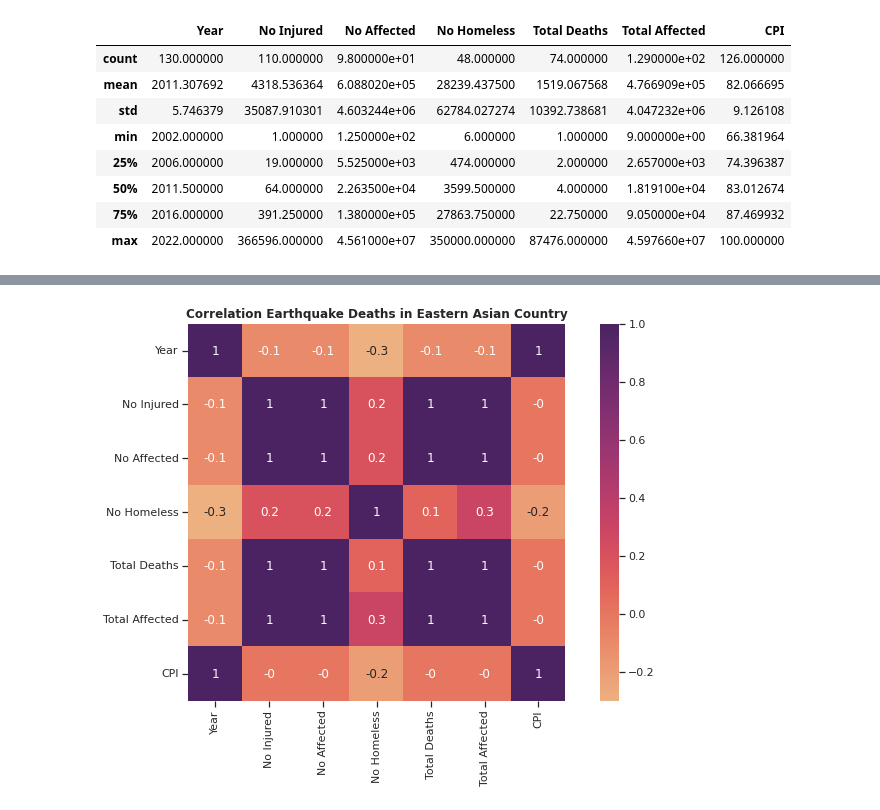
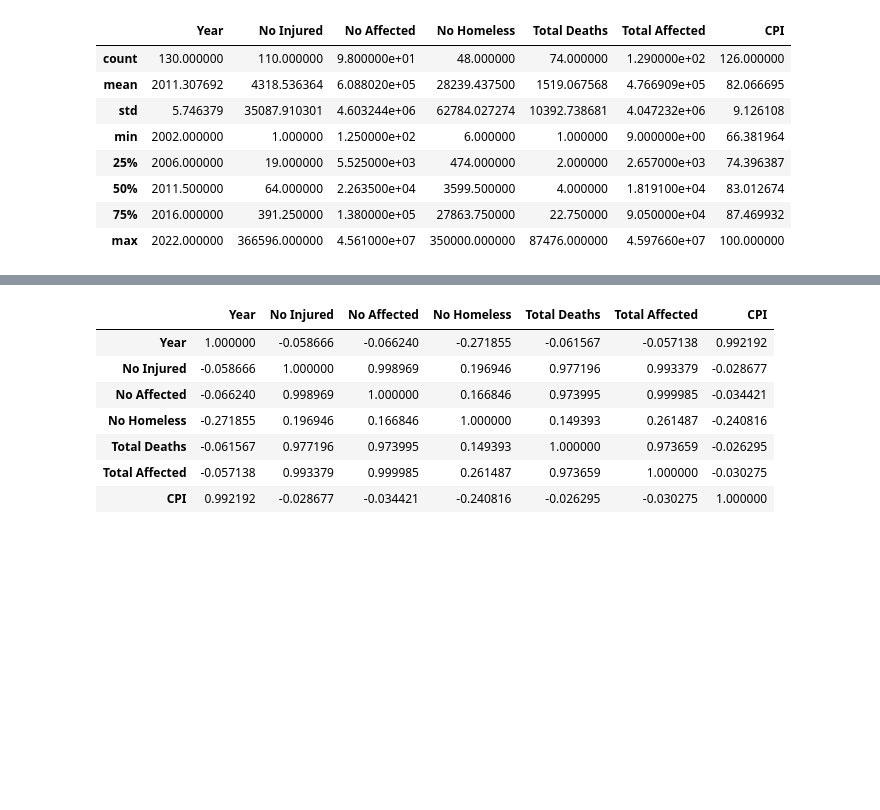
Before and after one commit to luzmarie-fer/DataAnalytics, a Jupyter notebook: Visual Codes.ipynb, the cells around one changed output, grey strips where cells are left out. Cells and saved outputs as stored; diff of their text form; code cells hidden in the pictures; blank space fills up the shorter version.

```diff
--- a/Visual Codes.ipynb
+++ b/Visual Codes.ipynb
@@ -211,11 +177,12 @@ pd.DataFrame(abs(df.corr()['Total Deaths']).sort_values(ascending = False))
-# %%
-f = plt.figure(tight_layout=True)
-f.set_figwidth(10)
-f.set_figheight(7)
-
-corMatrix = df.corr().round(1)
-sns.heatmap(corMatrix, annot=True, cmap="flare", square=True)
-plt.title("Correlation Earthquake Deaths in Eastern Asian Country", fontweight= "bold")
-plt.show()
-# %% [output]
-[figure, removed]
+# %%
+cor_mat = df.corr()
+cor_mat
+# %% [output]
+|  | Year | No Injured | No Affected | No Homeless | Total Deaths | Total Affected | CPI |
+| Year | 1.000000 | -0.058666 | -0.066240 | -0.271855 | -0.061567 | -0.057138 | 0.992192 |
+| No Injured | -0.058666 | 1.000000 | 0.998969 | 0.196946 | 0.977196 | 0.993379 | -0.028677 |
+| No Affected | -0.066240 | 0.998969 | 1.000000 | 0.166846 | 0.973995 | 0.999985 | -0.034421 |
+| No Homeless | -0.271855 | 0.196946 | 0.166846 | 1.000000 | 0.149393 | 0.261487 | -0.240816 |
+| Total Deaths | -0.061567 | 0.977196 | 0.973995 | 0.149393 | 1.000000 | 0.973659 | -0.026295 |
+| Total Affected | -0.057138 | 0.993379 | 0.999985 | 0.261487 | 0.973659 | 1.000000 | -0.030275 |
+| CPI | 0.992192 | -0.028677 | -0.034421 | -0.240816 | -0.026295 | -0.030275 | 1.000000 |
```
Also changed, not shown: parts of 6 cells of this notebook.
